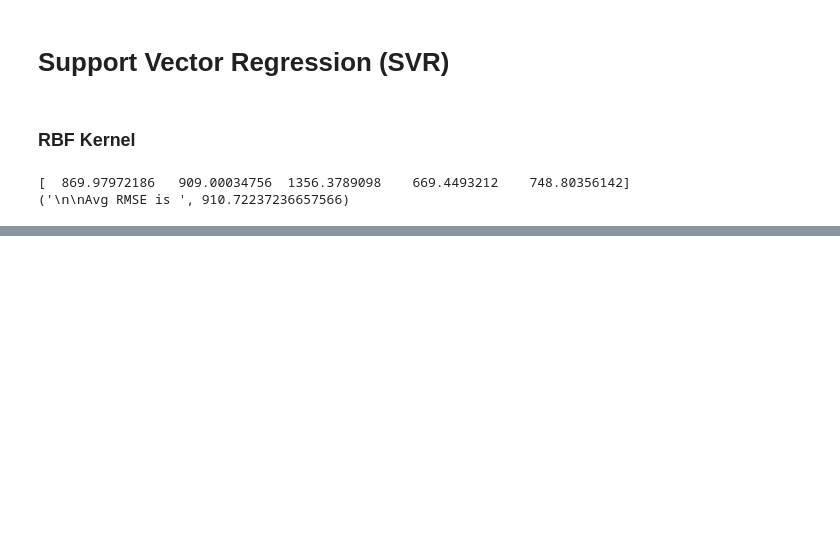
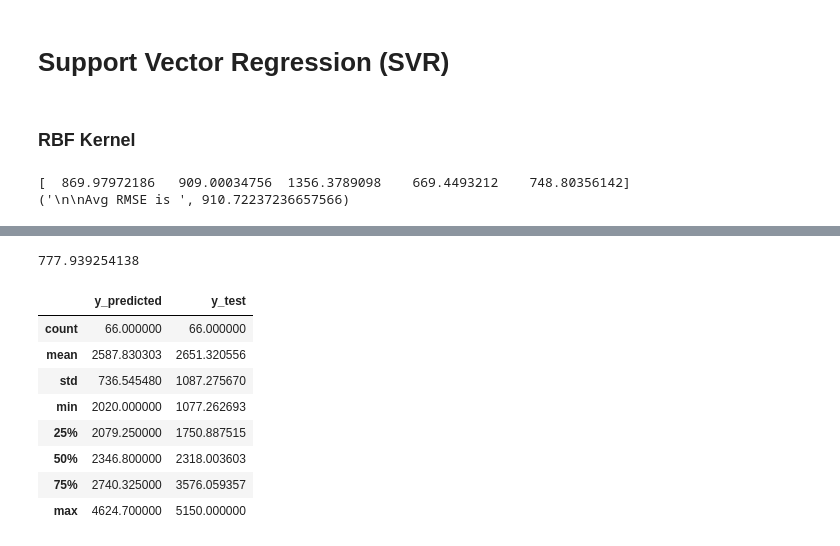
Before and after one commit to AkshanshChahal/ML-in-Agriculture, a Jupyter notebook: Satellite/Learning from Data.ipynb, the cells around one changed output, grey strips where cells are left out. Drawn from its saved outputs; the diff is of its cells as text; code cells hidden in the pictures; blank space fills up the shorter version.

```diff
--- a/Satellite/Learning from Data.ipynb
+++ b/Satellite/Learning from Data.ipynb
@@ -243,0 +349,29 @@ print("\n\nAvg RMSE is ",scores.mean())
+# %%
+X_train, X_test, y_train, y_test = train_test_split(X_crp, y, test_size=0.2, random_state=1)
+
+clf = SVR(C=8000.0, epsilon=0.1, kernel='rbf', gamma=0.01)
+clf.fit(X_train, y_train)
+y_predict = clf.predict(X_test)
+rmse = sqrt(mean_squared_error(y_predict, y_test))
+print(rmse)
+# %% [output]
+777.939254138
+# %%
+yt = y_test.as_matrix()
+p = pd.DataFrame()
+p["y_predicted"] = y_predict
+p["y_test"] = yt
+
+p["y_predicted"] = p["y_predicted"].round(decimals=1)
+# p["y_test"] = p["y_test"].round(decimals=1)
+p.describe()
+# %% [output]
+|  | y_predicted | y_test |
+| count | 66.000000 | 66.000000 |
+| mean | 2587.830303 | 2651.320556 |
+| std | 736.545480 | 1087.275670 |
+| min | 2020.000000 | 1077.262693 |
+| 25% | 2079.250000 | 1750.887515 |
+| 50% | 2346.800000 | 2318.003603 |
+| 75% | 2740.325000 | 3576.059357 |
+| max | 4624.700000 | 5150.000000 |
```
Also changed, not shown: parts of 18 cells of this notebook.
